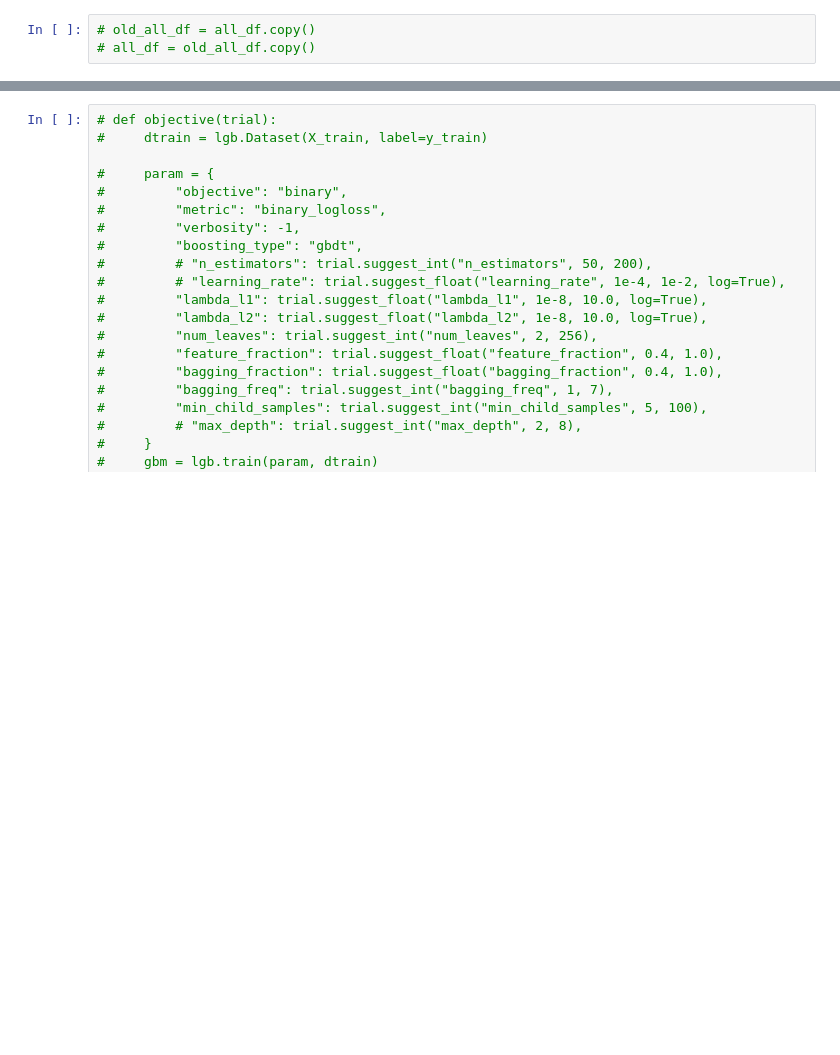
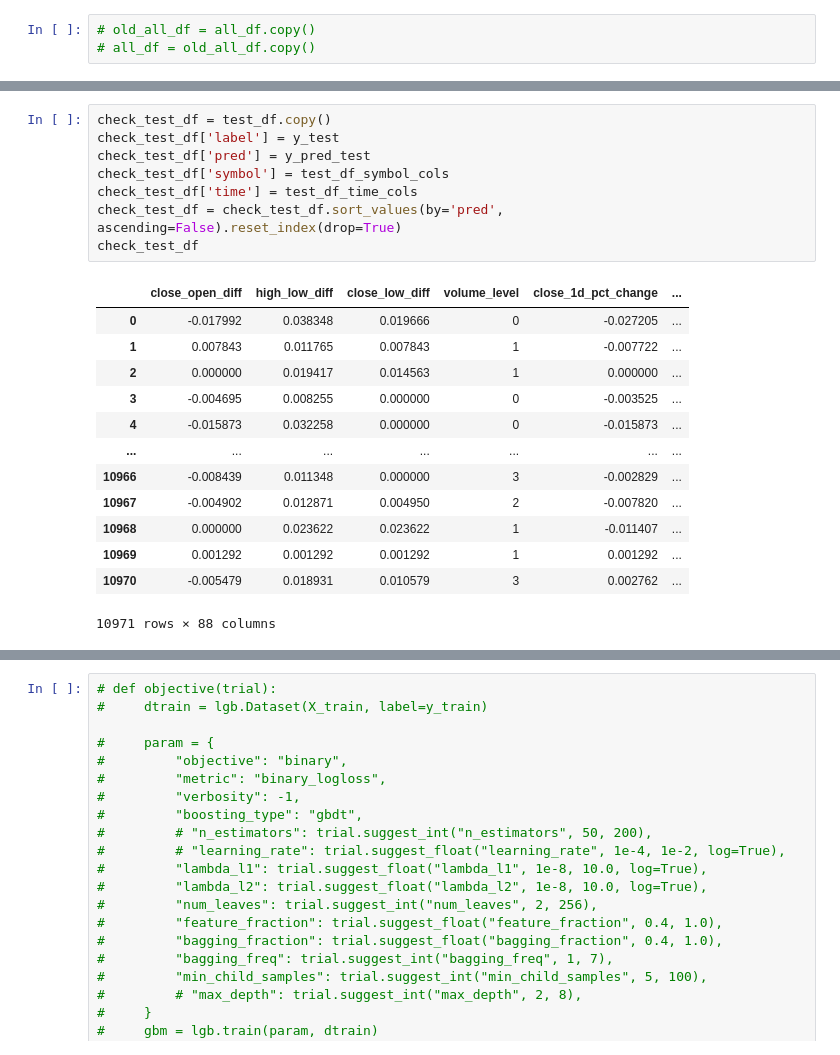
Before and after one commit to hoangvictor/vnstock, a Jupyter notebook: notebooks/POC.ipynb, the cells around one changed output, grey strips where cells are left out. Cells and saved outputs as stored; diff of their text form; blank space fills up the shorter version.

```diff
--- a/notebooks/POC.ipynb
+++ b/notebooks/POC.ipynb
@@ -325,0 +594,22 @@ Precision is ill-defined and being set to 0.0 in labels with no predicted sample
+# %%
+check_test_df = test_df.copy()
+check_test_df['label'] = y_test
+check_test_df['pred'] = y_pred_test
+check_test_df['symbol'] = test_df_symbol_cols
+check_test_df['time'] = test_df_time_cols
+check_test_df = check_test_df.sort_values(by='pred', ascending=False).reset_index(drop=True)
+check_test_df
+# %% [output]
+|  | close_open_diff | high_low_diff | close_low_diff | volume_level | close_1d_pct_change | ... |
+| 0 | -0.017992 | 0.038348 | 0.019666 | 0 | -0.027205 | ... |
+| 1 | 0.007843 | 0.011765 | 0.007843 | 1 | -0.007722 | ... |
+| 2 | 0.000000 | 0.019417 | 0.014563 | 1 | 0.000000 | ... |
+| 3 | -0.004695 | 0.008255 | 0.000000 | 0 | -0.003525 | ... |
+| 4 | -0.015873 | 0.032258 | 0.000000 | 0 | -0.015873 | ... |
+| ... | ... | ... | ... | ... | ... | ... |
+| 10966 | -0.008439 | 0.011348 | 0.000000 | 3 | -0.002829 | ... |
+| 10967 | -0.004902 | 0.012871 | 0.004950 | 2 | -0.007820 | ... |
+| 10968 | 0.000000 | 0.023622 | 0.023622 | 1 | -0.011407 | ... |
+| 10969 | 0.001292 | 0.001292 | 0.001292 | 1 | 0.001292 | ... |
+| 10970 | -0.005479 | 0.018931 | 0.010579 | 3 | 0.002762 | ... |
+10971 rows × 88 columns
```
Also changed, not shown: parts of 23 cells of this notebook, 7 other files.
